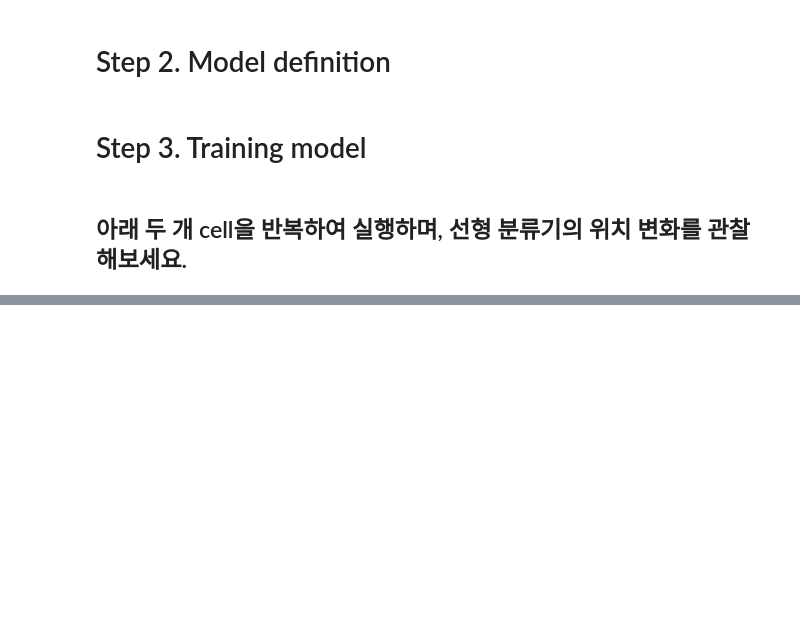
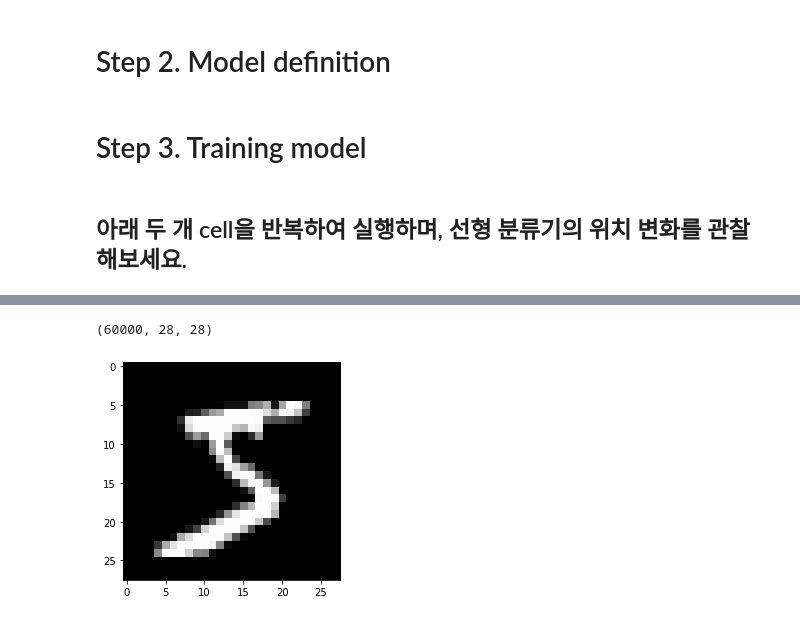
Before and after one commit to hukim1112/DLCV_UOS, a Jupyter notebook: lecture3/Logistic regression.ipynb, the cells around one changed output, grey strips where cells are left out. Cells and saved outputs as stored; diff of their text form; code cells hidden in the pictures; blank space fills up the shorter version.

```diff
--- a/lecture3/Logistic regression.ipynb
+++ b/lecture3/Logistic regression.ipynb
@@ -143,0 +178,3 @@ for i in range(15):
+# %%
+mnist = tf.keras.datasets.mnist
+(x_train, y_train), (x_test, y_test) = mnist.load_data()
@@ -143,0 +184,12 @@ for i in range(15):
+# %%
+#데이터의 shape을 볼까요?
+print(x_train.shape)
+# %% [output]
+(60000, 28, 28)
+# %%
+# 60000개 중 첫번째 데이터를 봅시다.
+img = x_train[0]
+plt.imshow(img, cmap='gray')
+plt.show()
+# %% [output]
+[figure, added]
```
Also changed, not shown: parts of 9 cells of this notebook.
